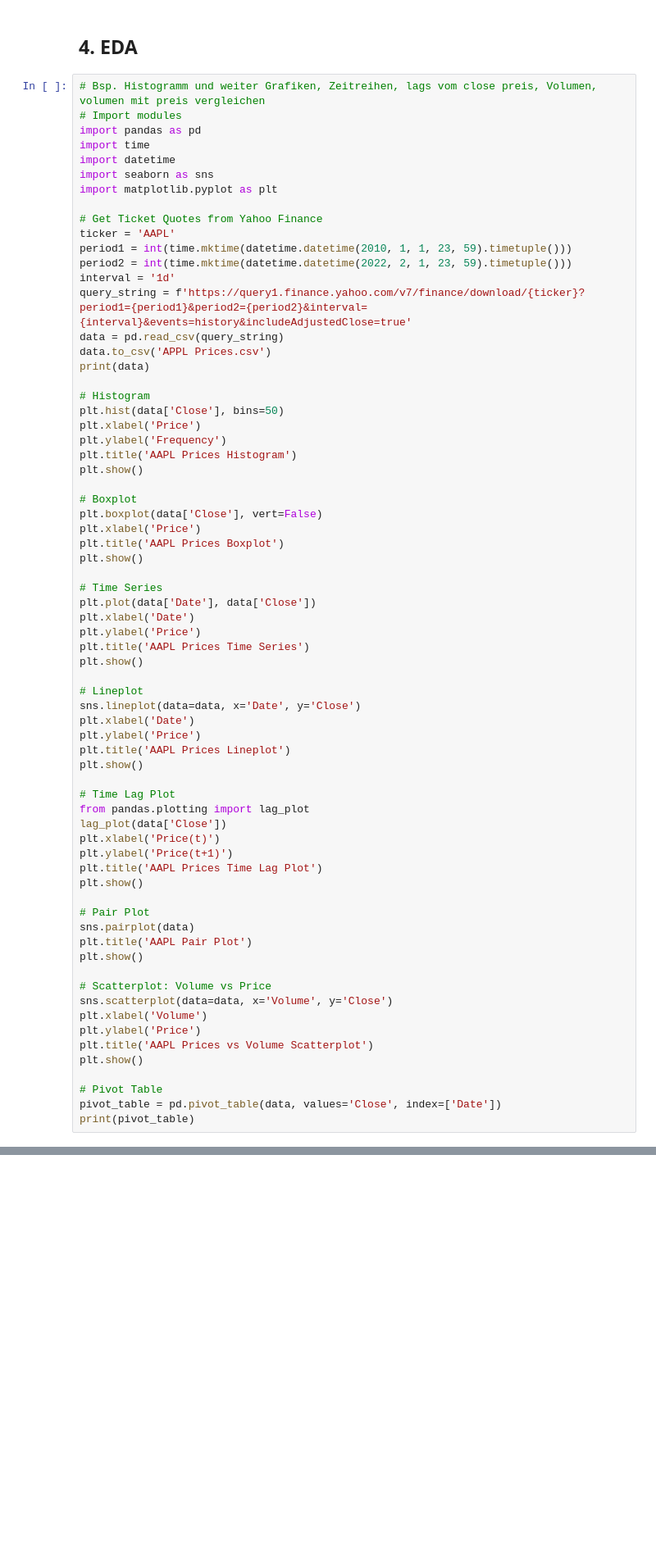
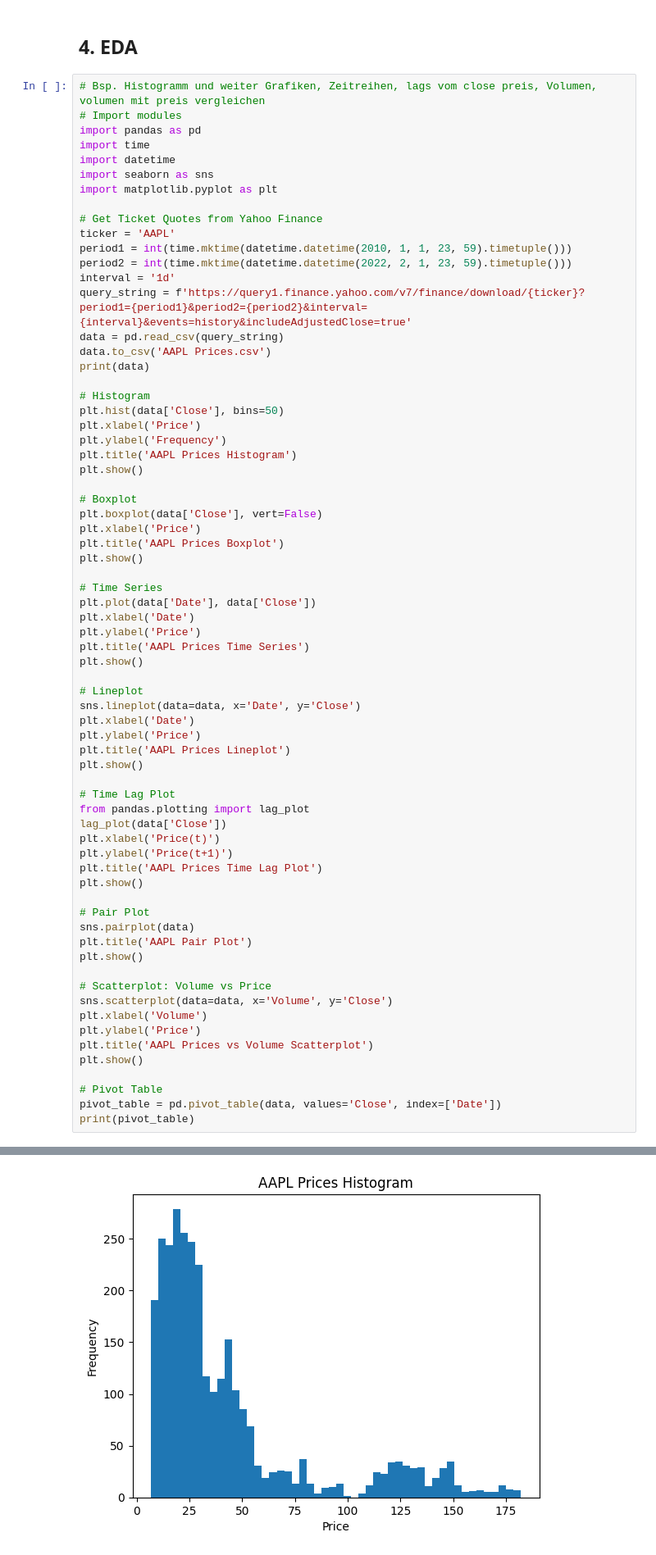
Before and after one commit to zhaw-trautmic/ads, a Jupyter notebook: Docker/aktienkurs-code.ipynb, the cells around one changed output, grey strips where cells are left out. Shown at 82% size. Drawn from its saved outputs; the diff is of its cells as text; blank space fills up the shorter version.

```diff
--- a/Docker/aktienkurs-code.ipynb
+++ b/Docker/aktienkurs-code.ipynb
@@ -296,7 +282,7 @@ period2 = int(time.mktime(datetime.datetime(2022, 2, 1, 23, 59).timetuple()))
 interval = '1d'
 query_string = f'https://query1.finance.yahoo.com/v7/finance/download/{ticker}?period1={period1}&period2={period2}&interval={interval}&events=history&includeAdjustedClose=true'
 data = pd.read_csv(query_string)
-data.to_csv('APPL Prices.csv')
+data.to_csv('AAPL Prices.csv')
 print(data)
 
 # Histogram
@@ -349,3 +335,4 @@ plt.show()
 # Pivot Table
 pivot_table = pd.pivot_table(data, values='Close', index=['Date'])
 print(pivot_table)
+# %% [output]
@@ -351,0 +356 @@ print(pivot_table)
+[figure, added]
```
Also changed, not shown: parts of 24 cells of this notebook, 2 other files.
